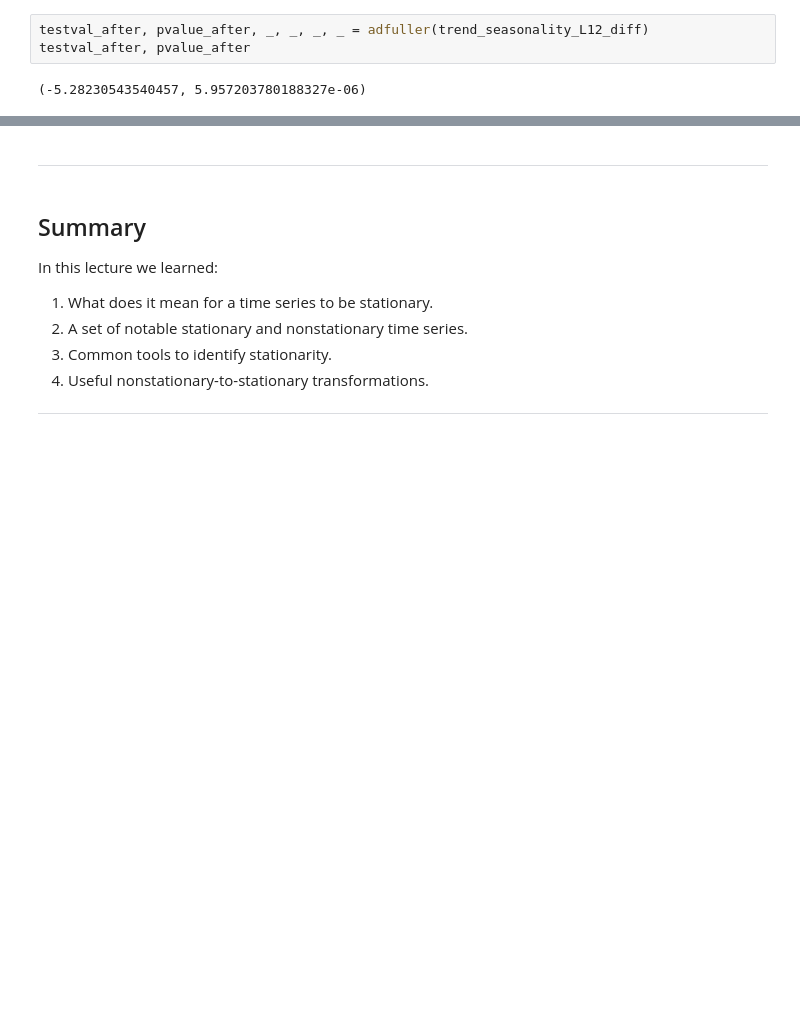
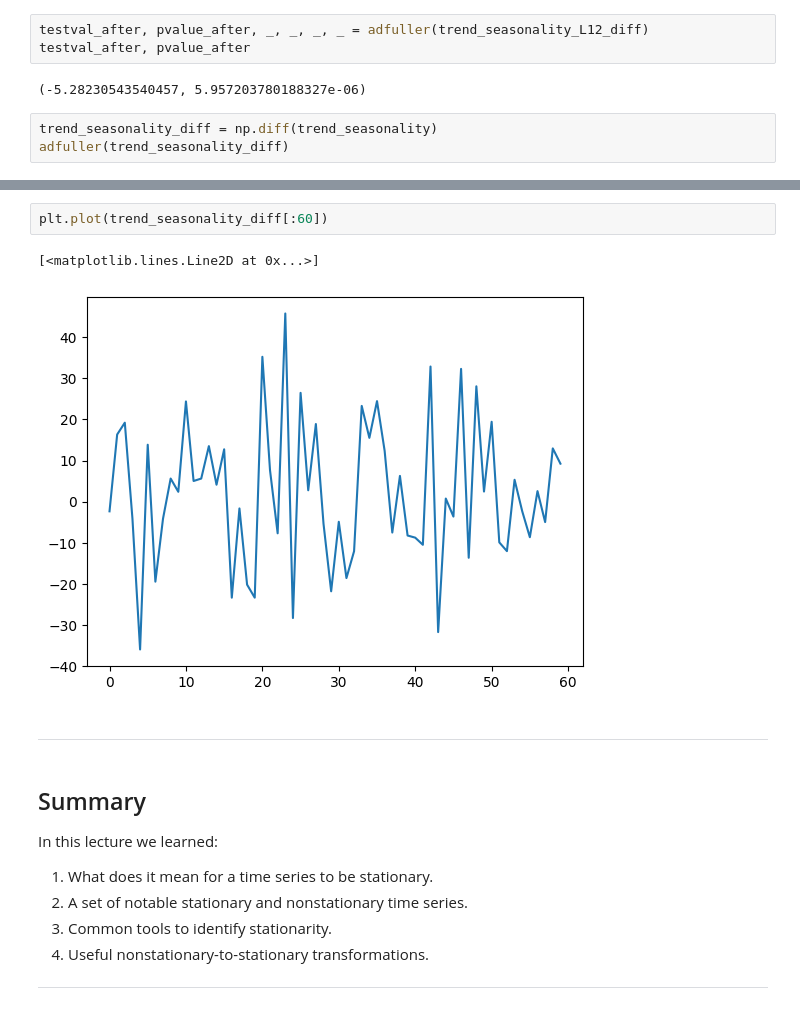
Before and after one commit to nsydn/ise043_tsaf, a Jupyter notebook: ise043_tsaf_2526f_2_stationarity.ipynb, the cells around one changed output, grey strips where cells are left out. Drawn from its saved outputs; the diff is of its cells as text; blank space fills up the shorter version.

```diff
--- a/ise043_tsaf_2526f_2_stationarity.ipynb
+++ b/ise043_tsaf_2526f_2_stationarity.ipynb
@@ -626,3 +637,6 @@ testval_after, pvalue_after, _, _, _, _ = adfuller(trend_seasonality_L12_diff)
 testval_after, pvalue_after
 # %% [output]
 (-5.28230543540457, 5.957203780188327e-06)
+# %%
+trend_seasonality_diff = np.diff(trend_seasonality)
+adfuller(trend_seasonality_diff)
@@ -629,3 +652,8 @@ testval_after, pvalue_after
+# %%
+plt.plot(trend_seasonality_diff[:60])
+# %% [output]
+[<matplotlib.lines.Line2D at 0x...>]
+[figure, added]
 # %% [markdown]
 ---
 # %% [markdown]
```
Also changed, not shown: parts of 9 cells of this notebook, 2 other files.
